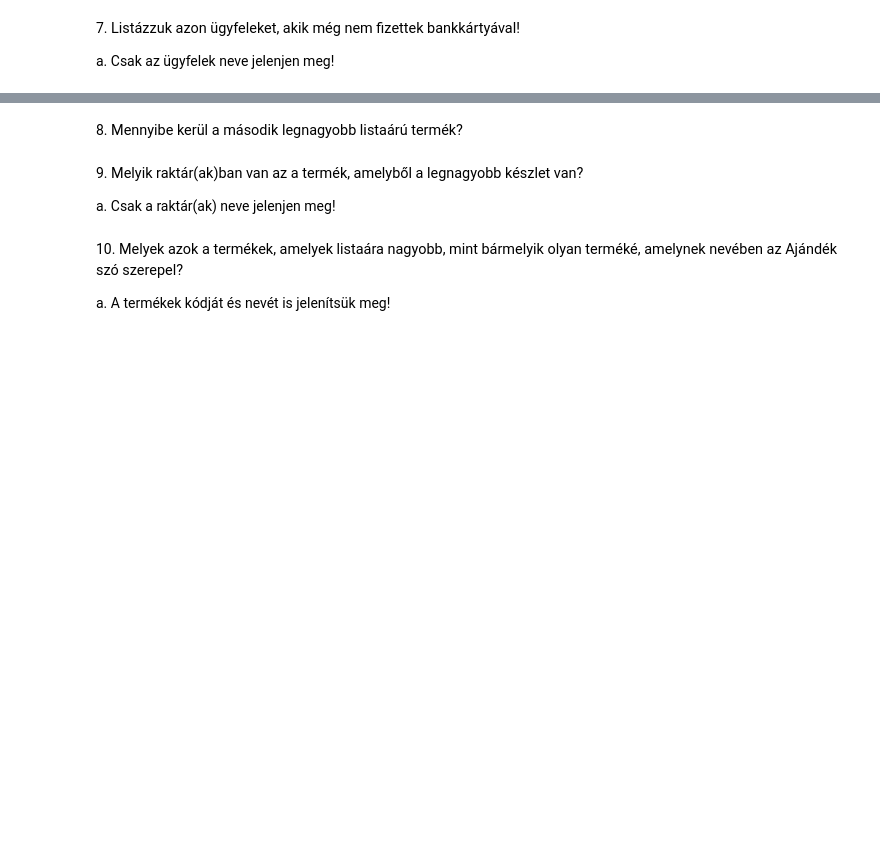
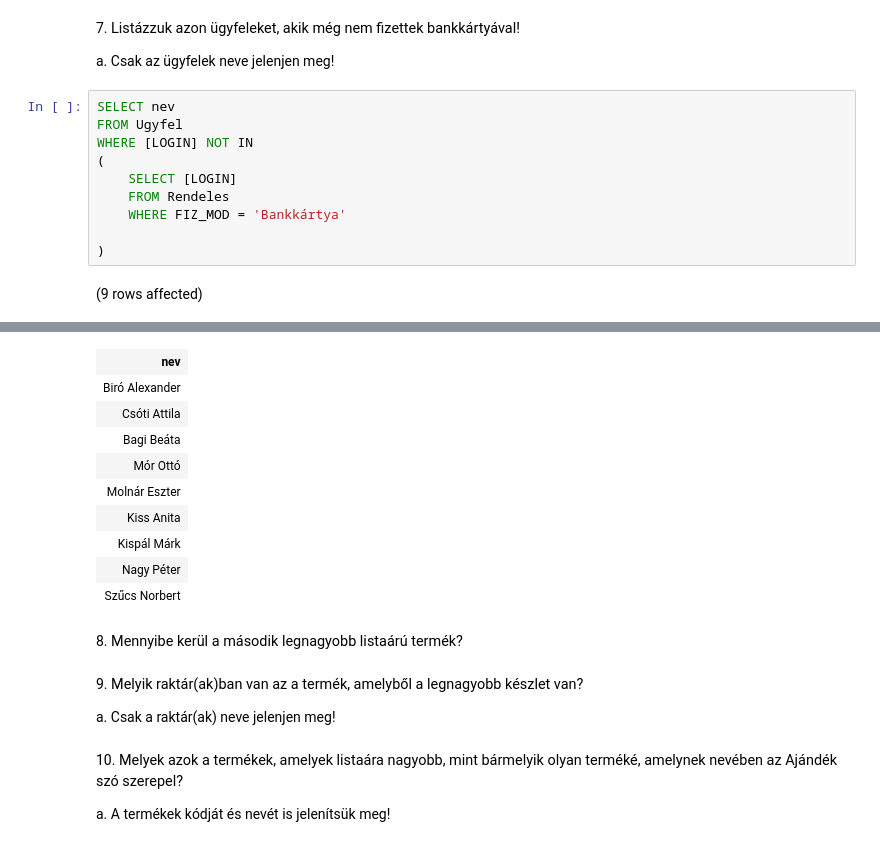
Before and after one commit to richardhestencz/Adatbazisok, a Jupyter notebook: gyakorlat06_feladatok.ipynb, the cells around one changed output, grey strips where cells are left out. Drawn from its saved outputs; the diff is of its cells as text; blank space fills up the shorter version.

```diff
--- a/gyakorlat06_feladatok.ipynb
+++ b/gyakorlat06_feladatok.ipynb
@@ -89,3 +86,15 @@ a. Csak a termék kódja és megnevezése jelenjen meg!
 7. <span style="background-color: rgb(255, 255, 255); color: rgb(0, 0, 0); font-family: &quot;Open Sans&quot;, sans-serif; font-size: 14.44px;">Listázzuk azon ügyfeleket, akik még nem fizettek bankkártyával!&nbsp;</span>
 
 a. Csak az ügyfelek neve jelenjen meg!
+# %%
+SELECT nev
+FROM Ugyfel
+WHERE [LOGIN] NOT IN
+(
+    SELECT [LOGIN]
+    FROM Rendeles
+    WHERE FIZ_MOD = 'Bankkártya'
+
+)
+# %% [output]
+(9 rows affected)
@@ -92,3 +102,13 @@ a. Csak az ügyfelek neve jelenjen meg!
+| nev |
+| Biró Alexander |
+| Csóti Attila |
+| Bagi Beáta |
+| Mór Ottó |
+| Molnár Eszter |
+| Kiss Anita |
+| Kispál Márk |
+| Nagy Péter |
+| Szűcs Norbert |
 # %% [markdown]
 8. <span style="background-color: rgb(255, 255, 255); color: rgb(0, 0, 0); font-family: &quot;Open Sans&quot;, sans-serif; font-size: 14.44px;">Mennyibe kerül a második legnagyobb listaárú termék?</span>
 # %% [markdown]
```
Also changed, not shown: parts of 3 cells of this notebook.
